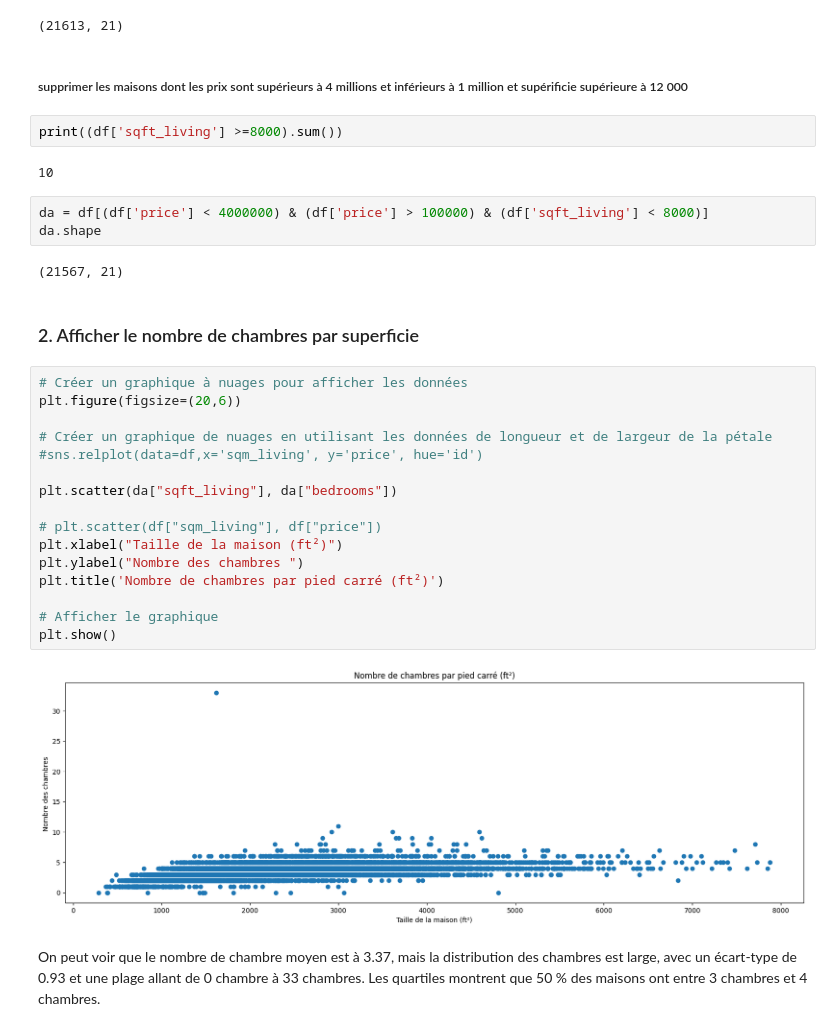
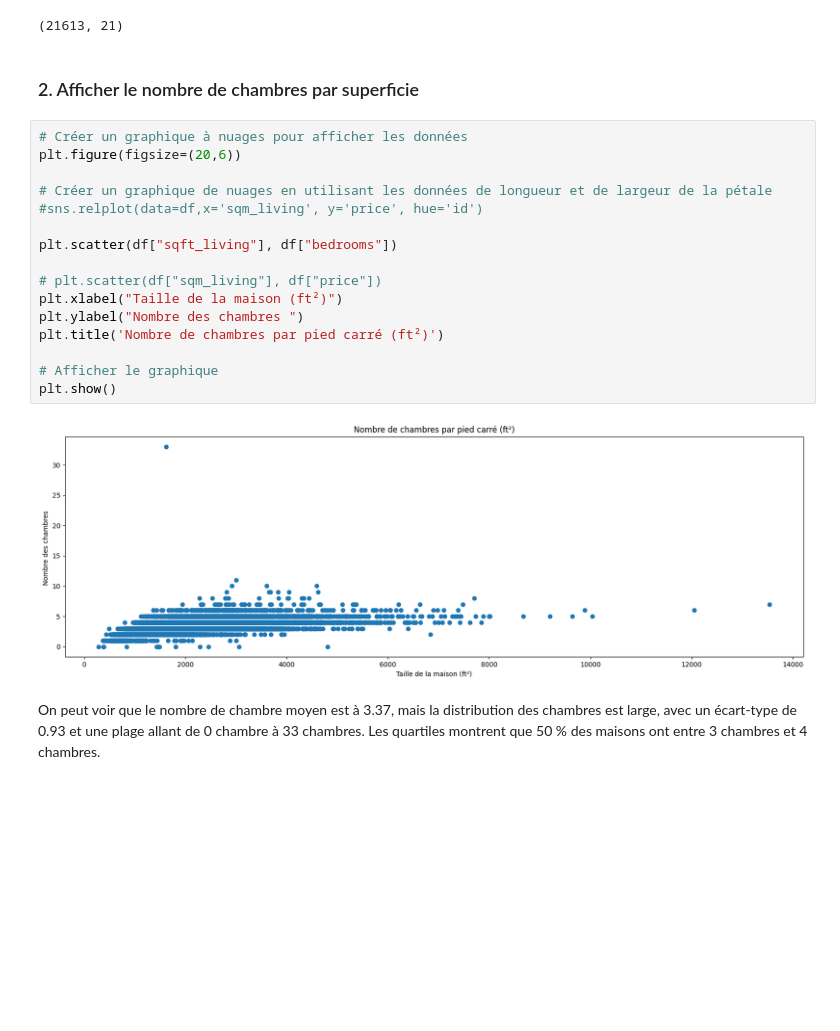
Before and after one commit to Yvette2023/prix_maison_partie_1, a Jupyter notebook: data_cleaning_analysis.ipynb, the cells around one changed output. Drawn from its saved outputs; the diff is of its cells as text; blank space fills up the shorter version.

```diff
--- a/data_cleaning_analysis.ipynb
+++ b/data_cleaning_analysis.ipynb
@@ -126,37 +126,26 @@ min      7.500000e+04
 max      7.700000e+06
 Name: price, dtype: float64
 (21613, 21)
-# %% [markdown]
-##### supprimer les maisons dont les prix sont supérieurs à 4 millions et inférieurs à 1 million et supérificie supérieure à 12 000
-# %%
-print((df['sqft_living'] >=8000).sum())
-# %% [output]
-10
-# %%
-da = df[(df['price'] < 4000000) & (df['price'] > 100000) & (df['sqft_living'] < 8000)]
-da.shape
-# %% [output]
-(21567, 21)
 # %% [markdown]
 ### 2. Afficher le nombre de chambres par superficie
 # %%
 # Créer un graphique à nuages pour afficher les données
 plt.figure(figsize=(20,6))
 
 # Créer un graphique de nuages en utilisant les données de longueur et de largeur de la pétale
 #sns.relplot(data=df,x='sqm_living', y='price', hue='id')
 
-plt.scatter(da["sqft_living"], da["bedrooms"])
+plt.scatter(df["sqft_living"], df["bedrooms"])
 
 # plt.scatter(df["sqm_living"], df["price"])
 plt.xlabel("Taille de la maison (ft²)")
 plt.ylabel("Nombre des chambres ")
 plt.title('Nombre de chambres par pied carré (ft²)')
 
 # Afficher le graphique
 plt.show()
 # %% [output]
-[figure, old version]
+[figure, new version]
 # %% [markdown]
 On peut voir que le nombre de chambre moyen est à 3.37, mais la distribution des chambres est large, avec un écart-type de 0.93 et une plage allant de 0 chambre à  33 chambres. Les quartiles montrent que 50 % des maisons ont entre 3 chambres et 4 chambres.
 # %%
```
Also changed, not shown: parts of 48 cells of this notebook, 7 other files.
